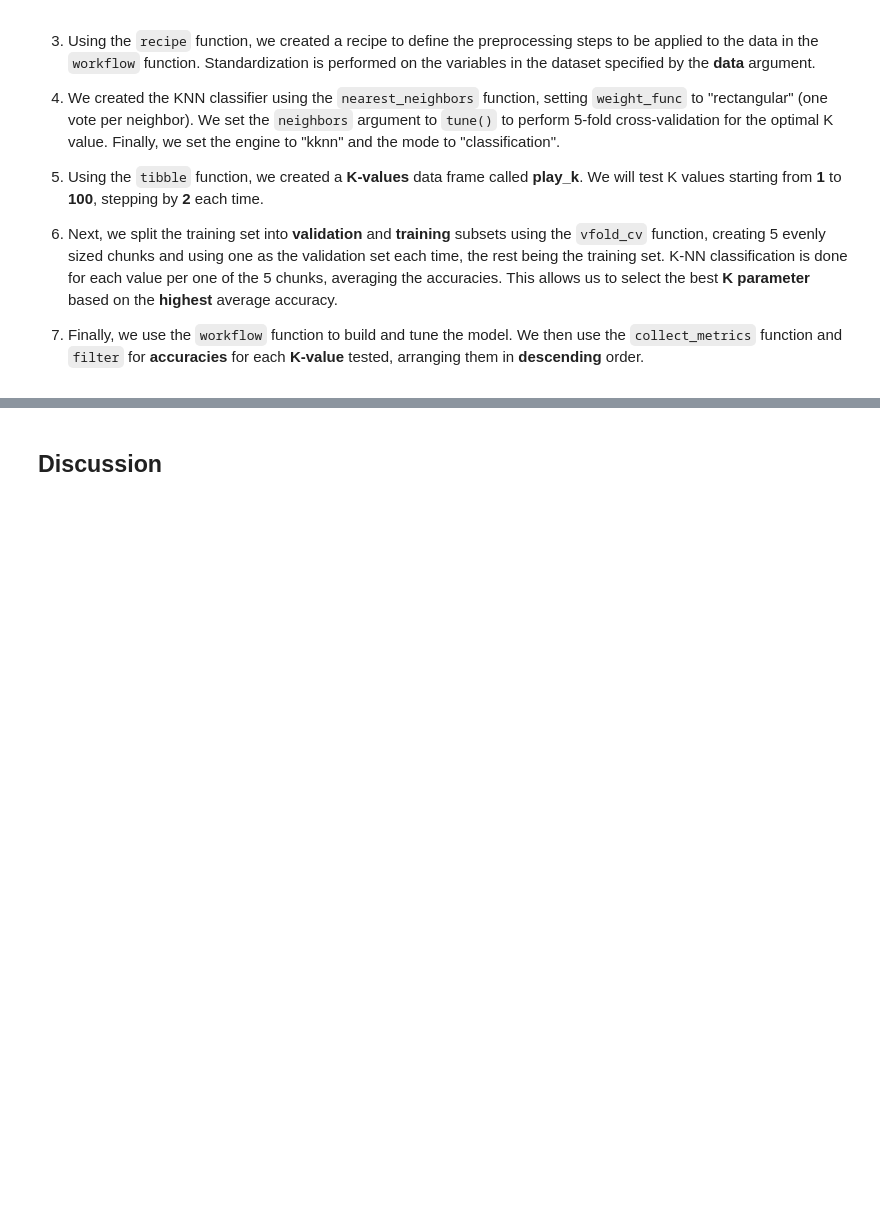
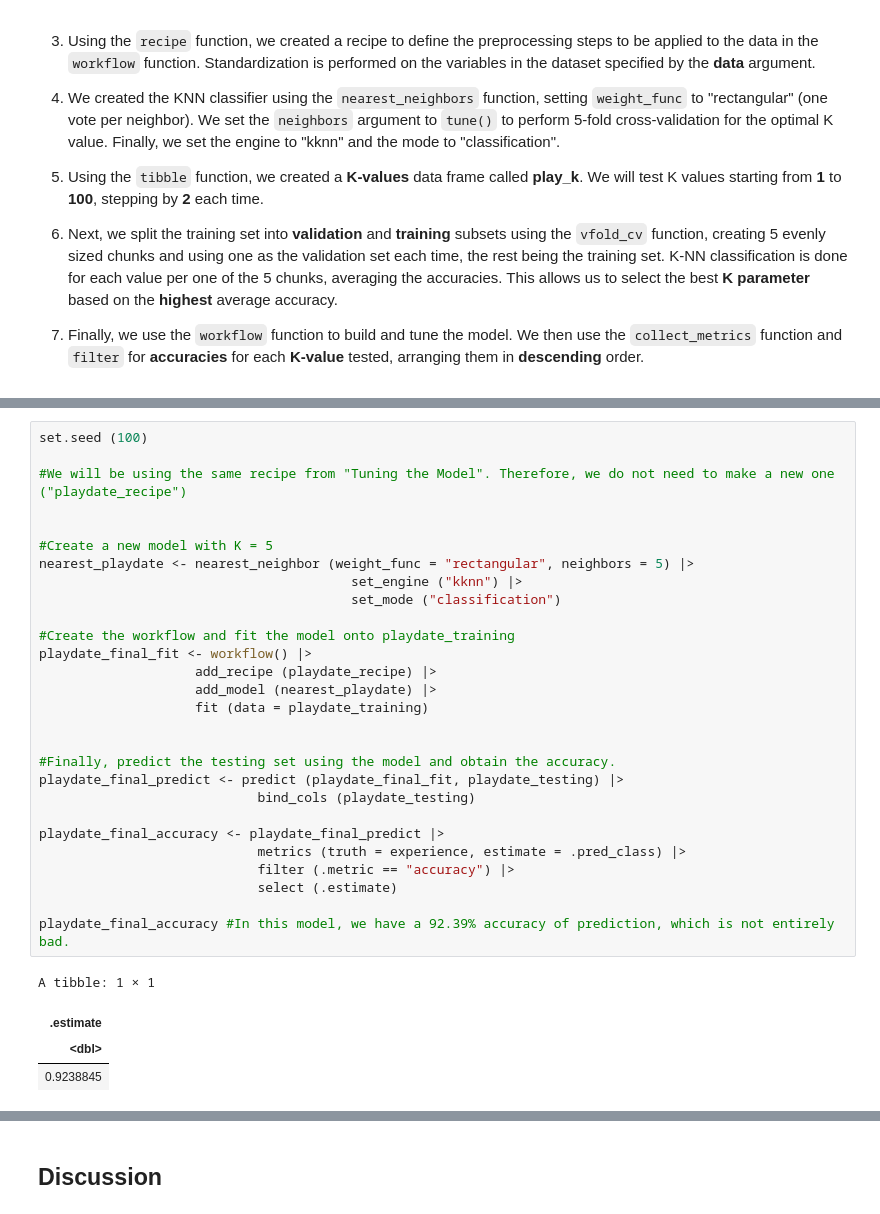
Before and after one commit to EtanSun/DSCI_100_Project, a Jupyter notebook: project.ipynb, the cells around one changed output, grey strips where cells are left out. Drawn from its saved outputs; the diff is of its cells as text; blank space fills up the shorter version.

```diff
--- a/project.ipynb
+++ b/project.ipynb
@@ -362,0 +385,33 @@ model_3_metrics
+# %%
+set.seed (100)
+
+#We will be using the same recipe from "Tuning the Model". Therefore, we do not need to make a new one ("playdate_recipe")
+
+
+#Create a new model with K = 5
+nearest_playdate <- nearest_neighbor (weight_func = "rectangular", neighbors = 5) |>
+                                        set_engine ("kknn") |>
+                                        set_mode ("classification")
+
+#Create the workflow and fit the model onto playdate_training
+playdate_final_fit <- workflow() |>
+                    add_recipe (playdate_recipe) |>
+                    add_model (nearest_playdate) |>
+                    fit (data = playdate_training)
+
+
+#Finally, predict the testing set using the model and obtain the accuracy.
+playdate_final_predict <- predict (playdate_final_fit, playdate_testing) |>
+                            bind_cols (playdate_testing)
+
+playdate_final_accuracy <- playdate_final_predict |>
+                            metrics (truth = experience, estimate = .pred_class) |>
+                            filter (.metric == "accuracy") |>
+                            select (.estimate)
+
+playdate_final_accuracy #In this model, we have a 92.39% accuracy of prediction, which is not entirely bad.
+# %% [output]
+A tibble: 1 × 1
+| .estimate |
+| <dbl> |
+| 0.9238845 |
```
Also changed, not shown: parts of 11 cells of this notebook.
